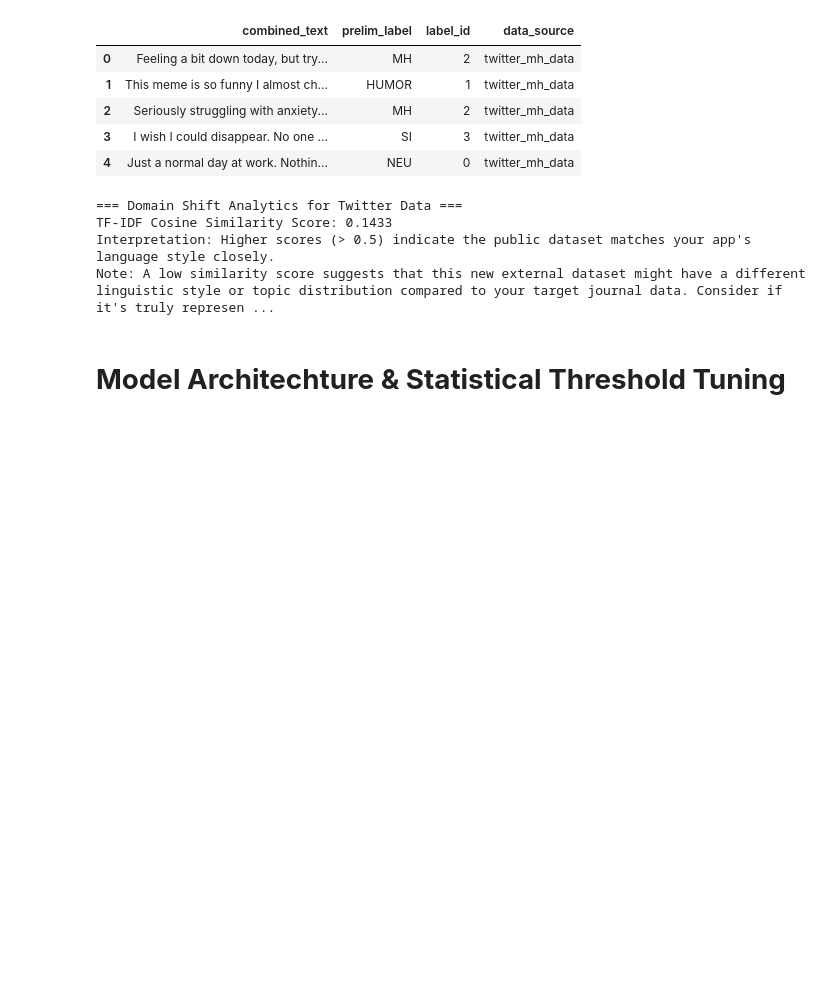
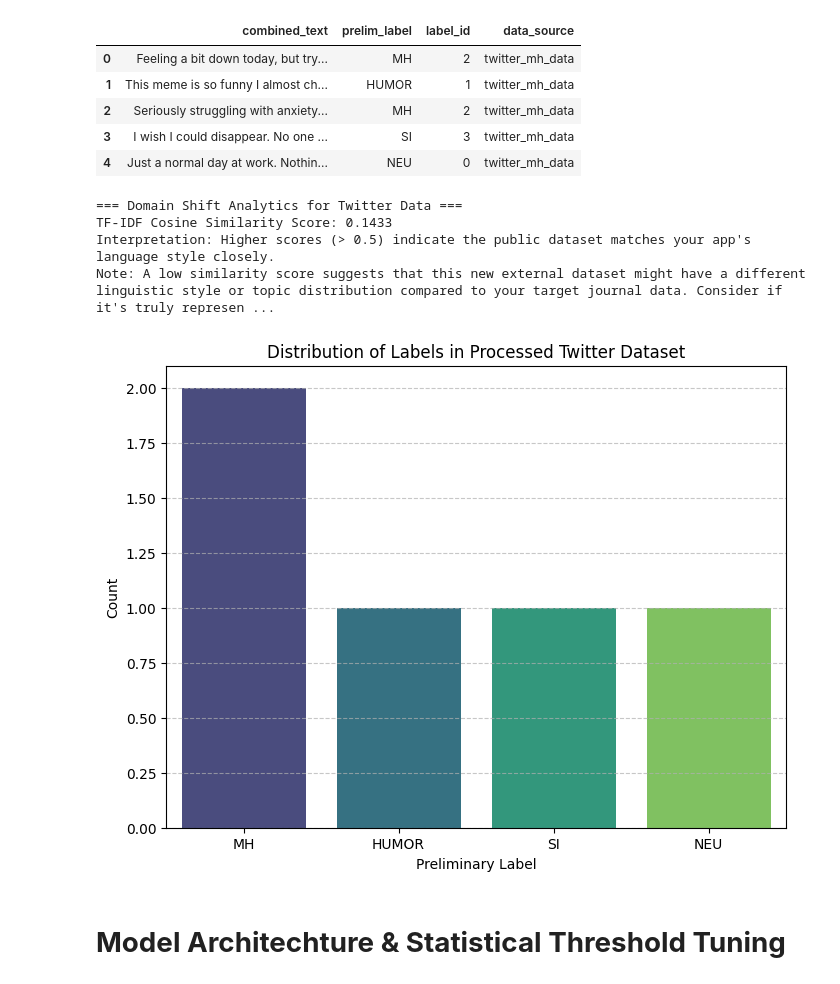
Before and after one commit to paras9o9/AI-Powered-Journaling-App, a Jupyter notebook: notebooks/AI‑powered_journaling_app.ipynb, the cells around one changed output. Saved outputs shown, nothing was run; the diff lists cells and outputs as text; code cells hidden in the pictures; blank space fills up the shorter version.

```diff
--- a/notebooks/AI‑powered_journaling_app.ipynb
+++ b/notebooks/AI‑powered_journaling_app.ipynb
@@ -1041,6 +1041,19 @@ if sim_score_twitter < 0.5:
 TF-IDF Cosine Similarity Score: 0.1433
 Interpretation: Higher scores (> 0.5) indicate the public dataset matches your app's language style closely.
 Note: A low similarity score suggests that this new external dataset might have a different linguistic style or topic distribution compared to your target journal data. Consider if it's truly represen ...
+# %%
+import matplotlib.pyplot as plt
+import seaborn as sns
+
+plt.figure(figsize=(8, 6))
+sns.countplot(data=processed_twitter_df, x='prelim_label', hue='prelim_label', palette='viridis', legend=False)
+plt.title('Distribution of Labels in Processed Twitter Dataset')
+plt.xlabel('Preliminary Label')
+plt.ylabel('Count')
+plt.grid(axis='y', linestyle='--', alpha=0.7)
+plt.show()
+# %% [output]
+[figure, added]
 # %% [markdown]
 # **Model Architechture & Statistical Threshold Tuning**
 # %%
```
Also changed, not shown: parts of 4 cells of this notebook.
